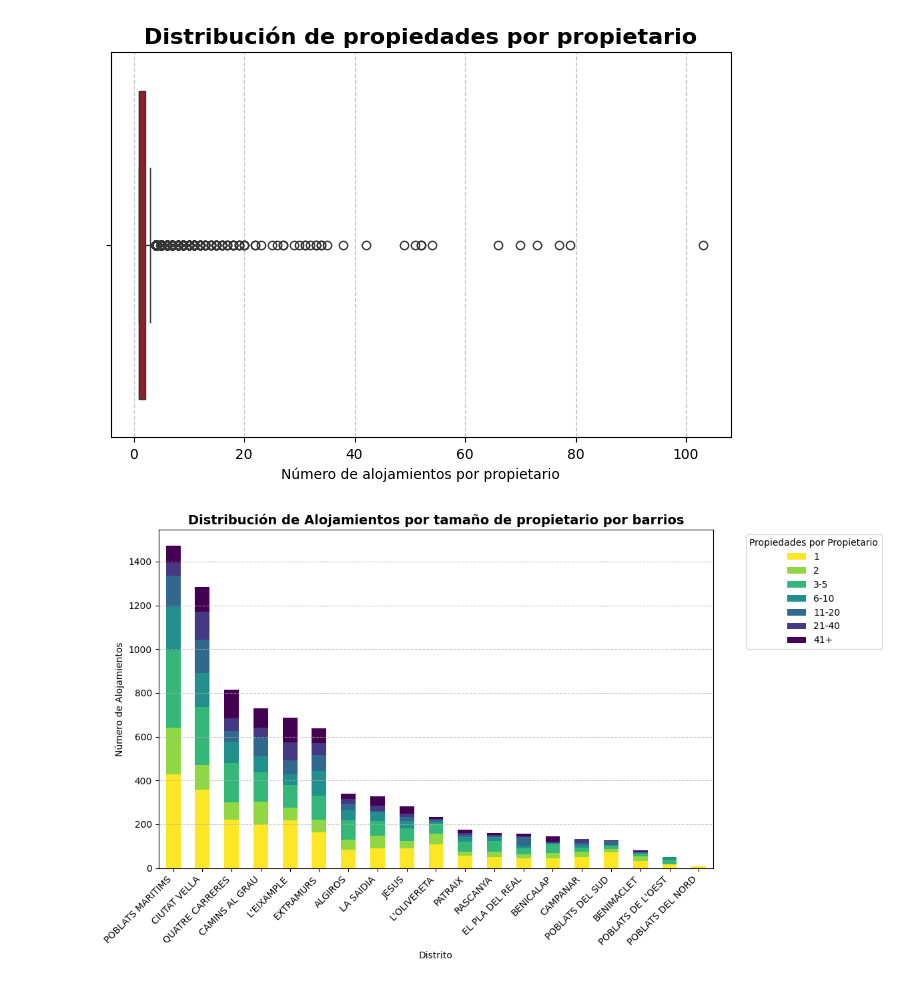
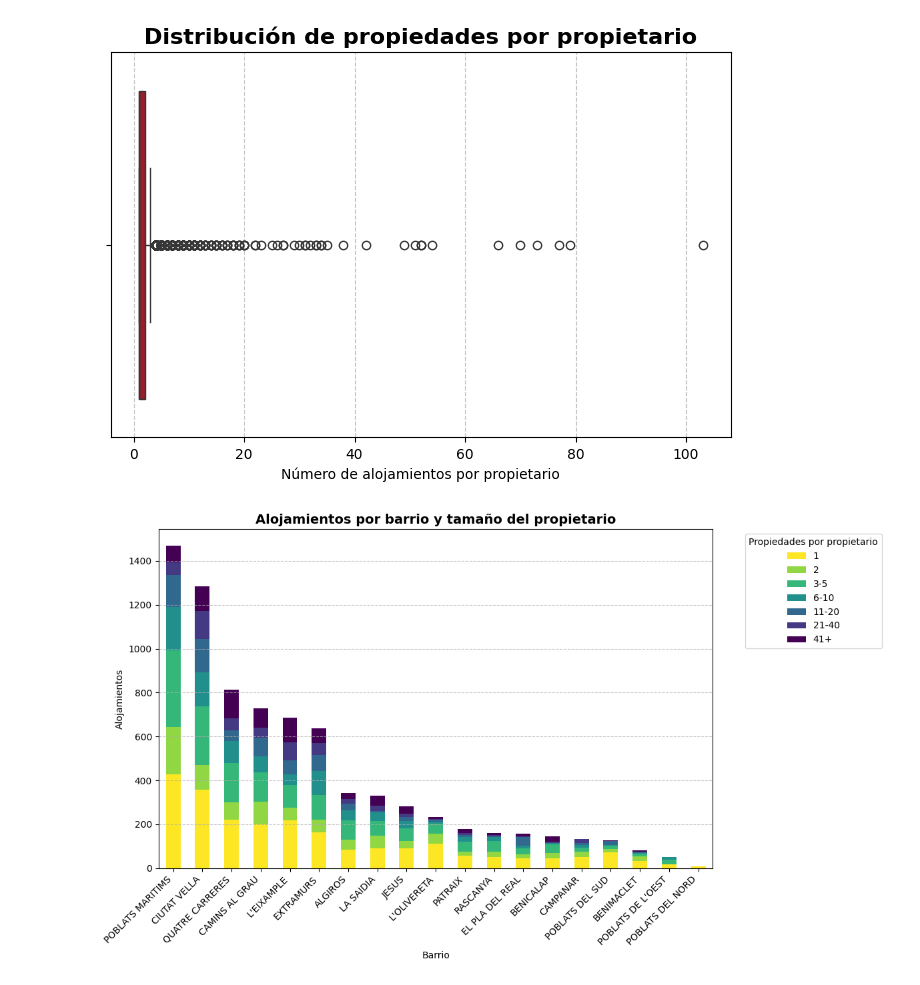
Before and after one commit to alandpal/EDA_AIRBNB, a Jupyter notebook: Notebook EDA.ipynb, the cells around one changed output. Drawn from its saved outputs; the diff is of its cells as text; code cells hidden in the pictures.

```diff
--- a/Notebook EDA.ipynb
+++ b/Notebook EDA.ipynb
@@ -352,38 +352,38 @@ plt.show()
 # %%
 # Es interesante cononcer también como se distribuye por barrio la propiedad de los alojamientos, es decir que tamaño de propietarios tienen alojamientos en cada barrio
 
 bins = [0, 1, 2, 5, 10, 20, 40, float("inf")]
 labels = ["1", "2", "3-5", "6-10", "11-20", "21-40", "41+"]
 
 df_sep_25["rango"] = pd.cut(
     df_sep_25["calculated_host_listings_count"],
     bins=bins,
     labels=labels,
     right=True)
 
 tabla = pd.crosstab(
     df_sep_25["neighbourhood_group_cleansed"],
     df_sep_25["rango"])
 
 tabla = tabla.loc[tabla.sum(axis=1).sort_values(ascending=False).index]
 
 
 ax = tabla.plot(
     kind="bar",
     stacked=True,
     figsize=(12,7),
     colormap="viridis_r")
 
-ax.set_ylabel("Número de Alojamientos")
-ax.set_xlabel("Distrito")
-ax.set_title("Distribución de Alojamientos por tamaño de propietario por barrios", fontsize=14, fontweight='bold')
+ax.set_ylabel("Alojamientos")
+ax.set_xlabel("Barrio")
+ax.set_title("Alojamientos por barrio y tamaño del propietario", fontsize=14, fontweight='bold')
 plt.xticks(rotation=45, ha='right')
-plt.legend(title="Propiedades por Propietario", bbox_to_anchor=(1.05, 1), loc='upper left')
+plt.legend(title="Propiedades por propietario", bbox_to_anchor=(1.05, 1), loc='upper left')
 plt.grid(axis='y', linestyle='--', alpha=0.7)
 plt.tight_layout()
 plt.show()
 # %% [output]
-[figure, old version]
+[figure, new version]
 # %%
 # Para ver la evolución necesitaré trabajar con el todos los datasets por lo que voy a crear un DataFrame único
 # Como hay alojamientos repetidos, también hay valores repetidos en las mismas columnas, por lo tanto y para poder diferenciar y tener claro
```
Also changed, not shown: parts of 4 cells of this notebook, 8 other files.
